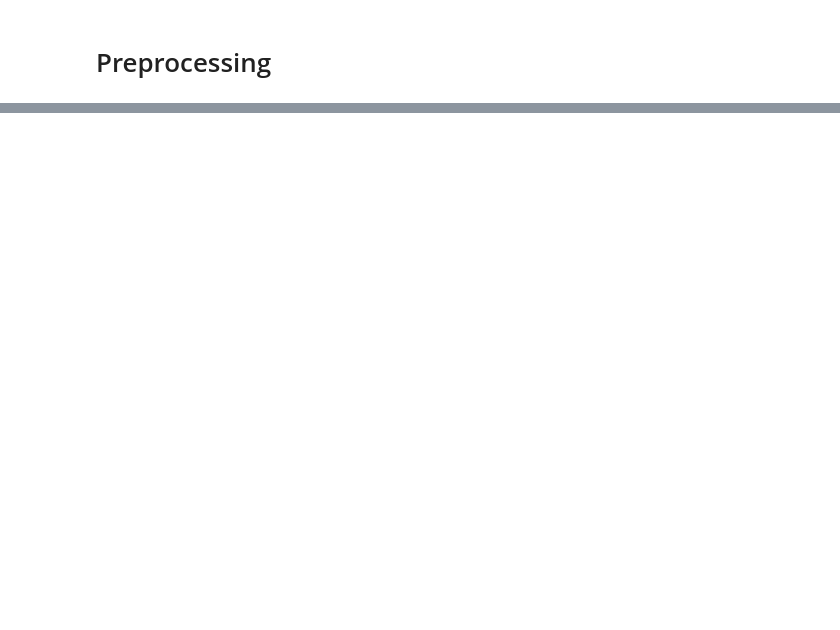
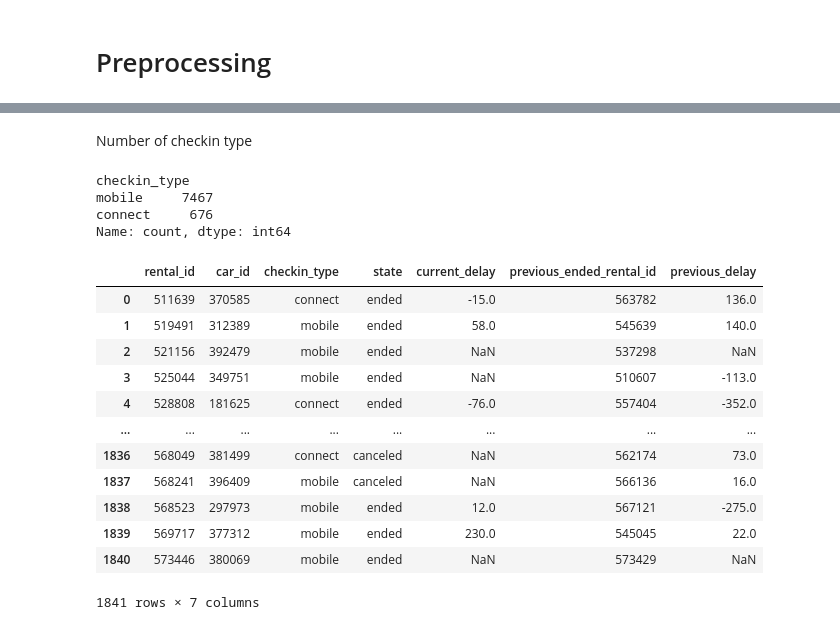
Before and after one commit to GrGLeo/projet_deployment, a Jupyter notebook: notebook/exploration.ipynb, the cells around one changed output, grey strips where cells are left out. Drawn from its saved outputs; the diff is of its cells as text; code cells hidden in the pictures; blank space fills up the shorter version.

```diff
--- a/notebook/exploration.ipynb
+++ b/notebook/exploration.ipynb
@@ -42,0 +132,10 @@ df_delay[]
+# %% [markdown]
+Number of checkin type
+# %%
+df_1 = df_delay.drop_duplicates('car_id')
+df_1['checkin_type'].value_counts()
+# %% [output]
+checkin_type
+mobile     7467
+connect     676
+Name: count, dtype: int64
@@ -42,0 +178,24 @@ df_delay[]
+# %%
+df_merged = df_delay.merge(df_delay, left_on='previous_ended_rental_id', right_on='rental_id', suffixes=('', '_previous'))
+
+df_merged = df_merged[['rental_id', 'car_id', 'checkin_type', 'state', 'delay_at_checkout_in_minutes',
+                       'previous_ended_rental_id', 'delay_at_checkout_in_minutes_previous']]
+
+df_merged.rename(columns={'delay_at_checkout_in_minutes': 'current_delay',
+                          'delay_at_checkout_in_minutes_previous': 'previous_delay'}, inplace=True)
+
+df_merged
+# %% [output]
+|  | rental_id | car_id | checkin_type | state | current_delay | previous_ended_rental_id | previous_delay |
+| 0 | 511639 | 370585 | connect | ended | -15.0 | 563782 | 136.0 |
+| 1 | 519491 | 312389 | mobile | ended | 58.0 | 545639 | 140.0 |
+| 2 | 521156 | 392479 | mobile | ended | NaN | 537298 | NaN |
+| 3 | 525044 | 349751 | mobile | ended | NaN | 510607 | -113.0 |
+| 4 | 528808 | 181625 | connect | ended | -76.0 | 557404 | -352.0 |
+| ... | ... | ... | ... | ... | ... | ... | ... |
+| 1836 | 568049 | 381499 | connect | canceled | NaN | 562174 | 73.0 |
+| 1837 | 568241 | 396409 | mobile | canceled | NaN | 566136 | 16.0 |
+| 1838 | 568523 | 297973 | mobile | ended | 12.0 | 567121 | -275.0 |
+| 1839 | 569717 | 377312 | mobile | ended | 230.0 | 545045 | 22.0 |
+| 1840 | 573446 | 380069 | mobile | ended | NaN | 573429 | NaN |
+1841 rows × 7 columns
```
Also changed, not shown: parts of 20 cells of this notebook, 5 other files.
